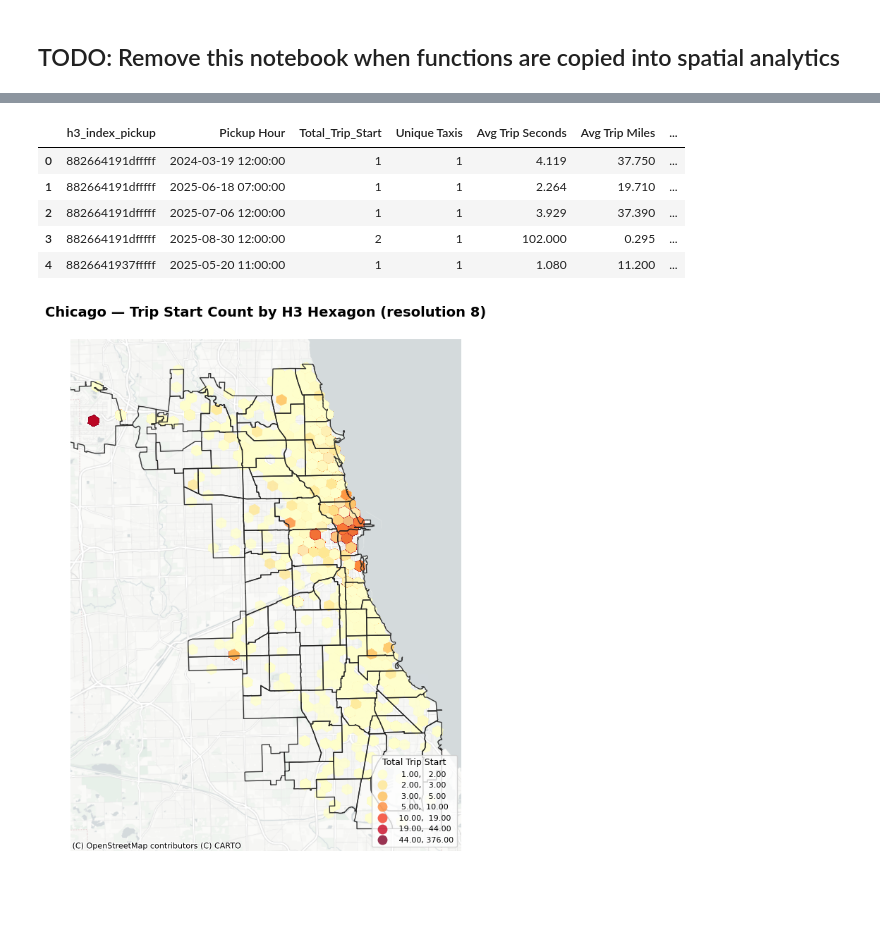
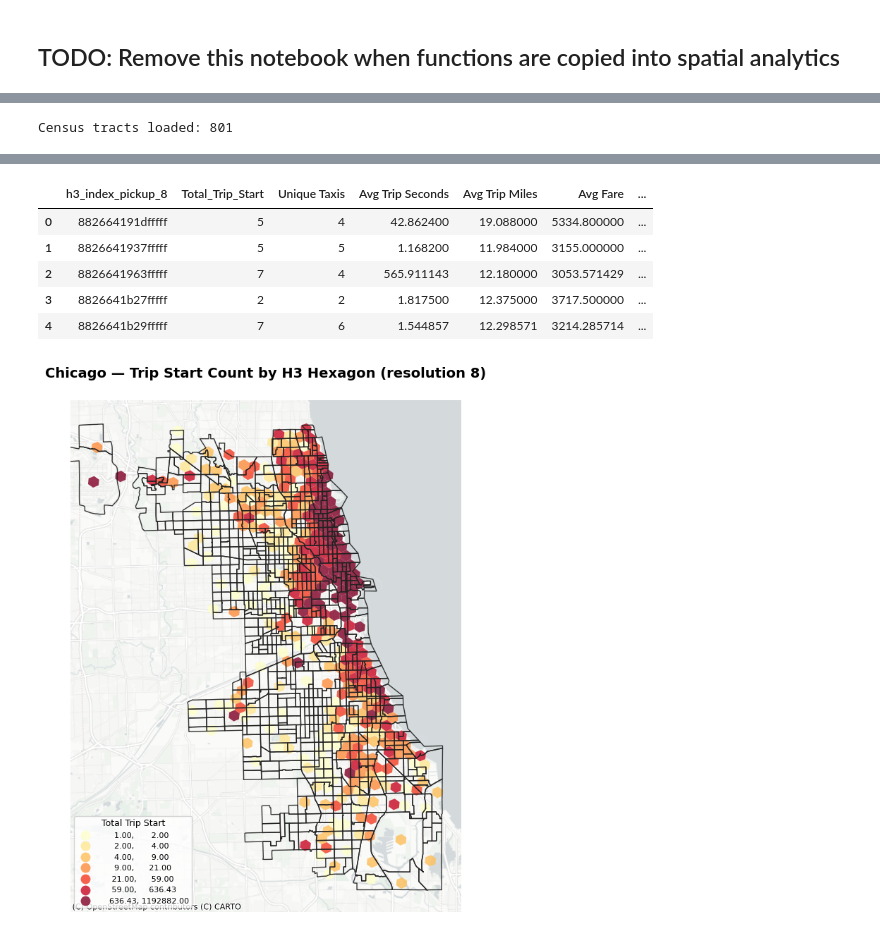
Before and after one commit to larissatheilmann/AAA_Project_Group7, a Jupyter notebook: notebooks/2.3 TempHexagonVis.ipynb, the cells around one changed output, grey strips where cells are left out. Saved outputs shown, nothing was run; the diff lists cells and outputs as text; code cells hidden in the pictures; blank space fills up the shorter version.

```diff
--- a/notebooks/2.3 TempHexagonVis.ipynb
+++ b/notebooks/2.3 TempHexagonVis.ipynb
@@ -39,8 +37,27 @@ Saved 77 community areas to ../data/chicago_community_areas.gpkg
 Community areas loaded: 77
+# %%
+# Chicago census tract boundaries (2010) — download from the city data portal and cache locally
+CT_PATH = Path('..') / 'data' / 'chicago_census_tracts.gpkg'
+
+if CT_PATH.exists():
+    census_tracts = gpd.read_file(CT_PATH)
+else:
+    print('Downloading Chicago census tract boundaries...')
+    url = 'https://data.cityofchicago.org/resource/74p9-q2aq.geojson?$limit=1000'
+    r = requests.get(url, timeout=120)
+    r.raise_for_status()
+    census_tracts = gpd.read_file(io.BytesIO(r.content))
+    census_tracts.to_file(CT_PATH, driver='GPKG')
+    print(f'Saved {len(census_tracts)} census tracts to {CT_PATH}')
+
+census_tracts = census_tracts.to_crs(epsg=4326)
+print(f'Census tracts loaded: {len(census_tracts)}')
+# %% [output]
+Census tracts loaded: 801
 # %%
-pois_agg = pd.read_csv('../data/chicago_pois_agg.csv')
+pois_agg = pd.read_csv('../data/processed/chicago_pois_agg_8.csv')
 
-taxi_trips = pd.read_parquet("../data/taxi_data_processed.parquet")
+taxi_trips = pd.read_parquet("../data/processed/taxi_data_processed.parquet")
 
 taxi_trips.head()
 # %% [output]
@@ -75,21 +92,21 @@ dropoff_aggregations = {
 
 # Perform two separate groupbys
 agg_pickups = taxi_trips.groupby(
-    ['h3_index_pickup', 'Pickup Hour']
+    ['h3_index_pickup_8']
 ).agg(**pickup_aggregations).reset_index()
 
 agg_dropoffs = taxi_trips.groupby(
-    ['h3_index_dropoff', 'Dropoff Hour']
+    ['h3_index_dropoff_8']
 ).agg(**dropoff_aggregations).reset_index()
 # %%
 agg_pickups.head()
 # %% [output]
-|  | h3_index_pickup | Pickup Hour | Total_Trip_Start | Unique Taxis | Avg Trip Seconds | Avg Trip Miles | ... |
-| 0 | 882664191dfffff | 2024-03-19 12:00:00 | 1 | 1 | 4.119 | 37.750 | ... |
-| 1 | 882664191dfffff | 2025-06-18 07:00:00 | 1 | 1 | 2.264 | 19.710 | ... |
-| 2 | 882664191dfffff | 2025-07-06 12:00:00 | 1 | 1 | 3.929 | 37.390 | ... |
-| 3 | 882664191dfffff | 2025-08-30 12:00:00 | 2 | 1 | 102.000 | 0.295 | ... |
-| 4 | 8826641937fffff | 2025-05-20 11:00:00 | 1 | 1 | 1.080 | 11.200 | ... |
+|  | h3_index_pickup_8 | Total_Trip_Start | Unique Taxis | Avg Trip Seconds | Avg Trip Miles | Avg Fare | ... |
+| 0 | 882664191dfffff | 5 | 4 | 42.862400 | 19.088000 | 5334.800000 | ... |
+| 1 | 8826641937fffff | 5 | 5 | 1.168200 | 11.984000 | 3155.000000 | ... |
+| 2 | 8826641963fffff | 7 | 4 | 565.911143 | 12.180000 | 3053.571429 | ... |
+| 3 | 8826641b27fffff | 2 | 2 | 1.817500 | 12.375000 | 3717.500000 | ... |
+| 4 | 8826641b29fffff | 7 | 6 | 1.544857 | 12.298571 | 3214.285714 | ... |
 # %%
 def get_hexagon_grid(data, h3_col='h3_index'):
     """
@@ -170,10 +187,10 @@ def create_choropleth_plot(
         edgecolor='none',
         alpha=0.8,
         legend=True,
-        zorder=1,
+        # move legend to left bottom corner
         legend_kwds=dict(
             title=value_col.replace('_', ' ').title(),
-            loc='lower right',
+            loc='lower left',
             fontsize=8,
             title_fontsize=9,
         ),
@@ -193,14 +210,21 @@ def create_choropleth_plot(
     plt.tight_layout()
     return fig, ax
 # %%
-hex_gdf = get_hexagon_grid(agg_pickups, h3_col='h3_index_pickup')
+hex_gdf = get_hexagon_grid(agg_pickups, h3_col='h3_index_pickup_8')
+pickup_hex_grid = get_hexagon_grid(taxi_trips['h3_index_pickup_8'].drop_duplicates(), h3_col='h3_index')
+
 
 fig, ax = create_choropleth_plot(
     hex_gdf,
     value_col='Total_Trip_Start',
     title='Chicago — Trip Start Count by H3 Hexagon (resolution 8)',
+    boundaries=census_tracts,
 )
+# add all hexagon boundaries to the plot for reference
+#pickup_hex_grid.boundary.plot(ax=ax, color='#444', linewidth=0.6, zorder=1)
+
+
 plt.show()
 # %% [output]
-[figure, old version]
+[figure, new version]
 # %%
```
Also changed, not shown: parts of 6 cells of this notebook, 1 other file.
